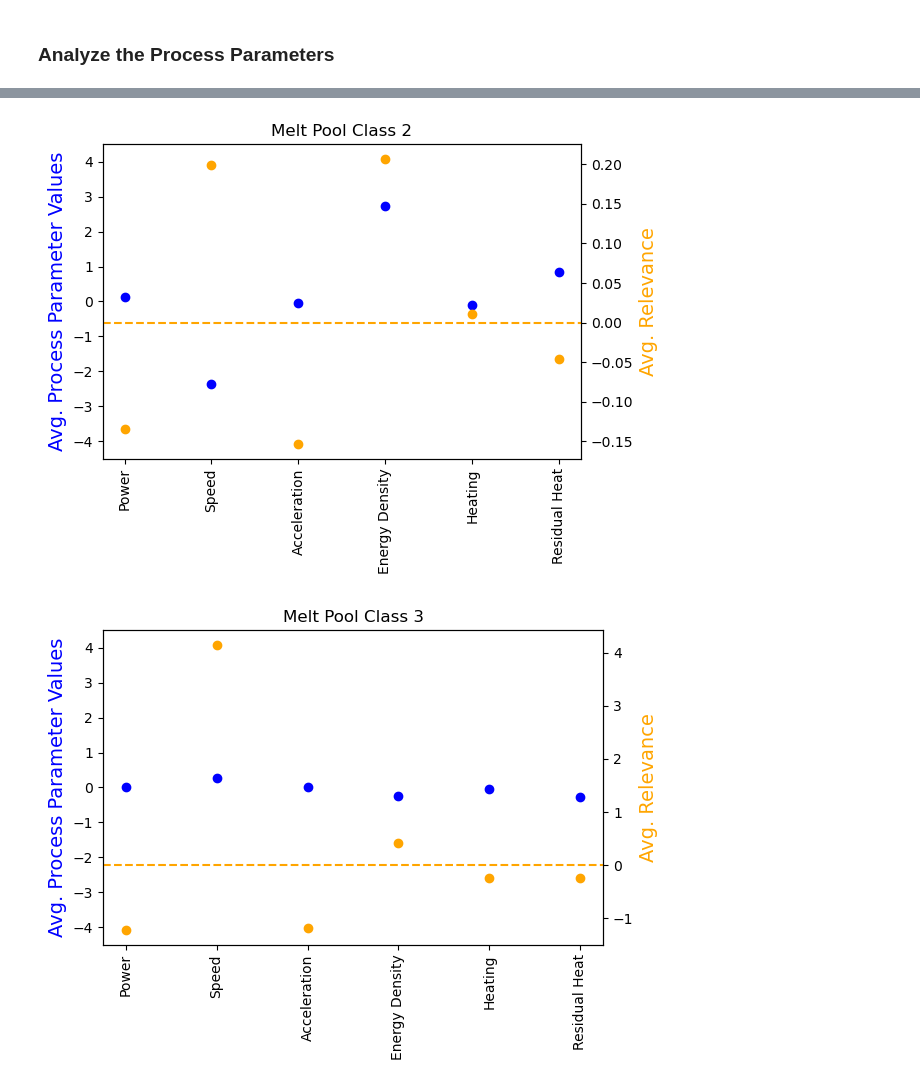
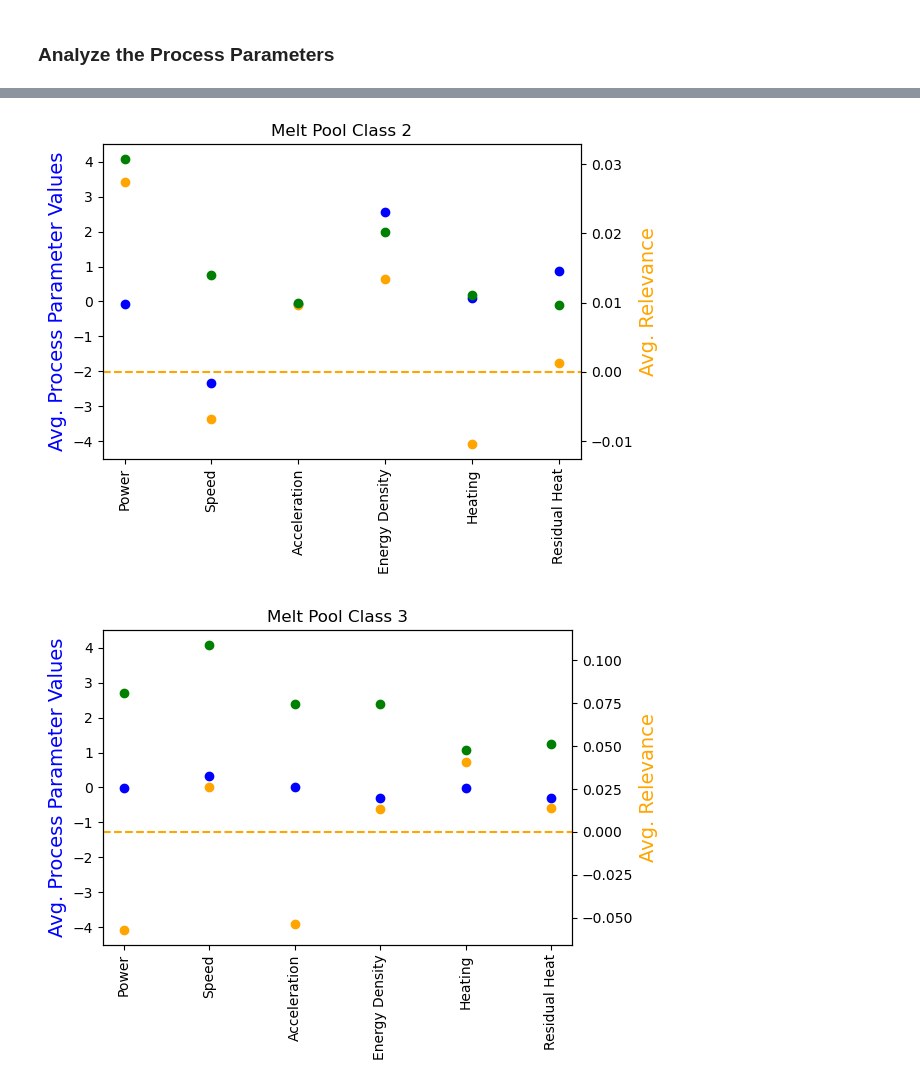
Before and after one commit to satomm1/LPBF_Cluster_And_XAI, a Jupyter notebook: src/LRP_RTC.ipynb, the cells around one changed output, grey strips where cells are left out. Drawn from its saved outputs; the diff is of its cells as text; code cells hidden in the pictures.

```diff
--- a/src/LRP_RTC.ipynb
+++ b/src/LRP_RTC.ipynb
@@ -335,6 +346,7 @@ torch.cuda.empty_cache()
 
 # Load neural network
 ImgModel = resnet18()
+ImgModel.conv1 = nn.Conv2d(1, 64, kernel_size=(7, 7), stride=(2, 2), padding=(3, 3), bias=False)
 ImgModel.fc = nn.Linear(512, 512)
 ImgModel.to(device)
 model = MeltPoolNetwork(ImgModel, num_classes=NUM_MELT_POOL_CLASSES, num_param=NUM_PROCESS_PARAM).to(device)
@@ -662,6 +672,7 @@ pp_array = np.zeros((NUM_MELT_POOL_CLASSES, NUM_PROCESS_PARAM))
 ed_list = [list() for i in range(NUM_MELT_POOL_CLASSES)]
 pp_counts = np.zeros(NUM_MELT_POOL_CLASSES)
 importance_array = np.zeros((NUM_MELT_POOL_CLASSES,NUM_PROCESS_PARAM))
+importance_array_abs = np.zeros((NUM_MELT_POOL_CLASSES,NUM_PROCESS_PARAM))
 
 for sample in tqdm(dataloader_test):
 
@@ -691,13 +702,16 @@ for sample in tqdm(dataloader_test):
         pp_array[preds,:] += pp.numpy()
         pp_counts[preds] += 1
         importance_array[preds,:] += R_pp.cpu().numpy()
+        importance_array_abs[preds,:] += np.abs(R_pp.cpu().numpy())
         ed_list[preds].append(pp.numpy()[5])
 # %%
 # Calculate the average within each melt pool class
 pp_avg = np.zeros((NUM_MELT_POOL_CLASSES, NUM_PROCESS_PARAM))
 importance_avg = np.zeros((NUM_MELT_POOL_CLASSES, NUM_PROCESS_PARAM))
+importance_abs_avg = np.zeros((NUM_MELT_POOL_CLASSES, NUM_PROCESS_PARAM))
 for ii in range(NUM_MELT_POOL_CLASSES):
     pp_avg[ii,:] = pp_array[ii,:] / pp_counts[ii]
     importance_avg[ii, :] = importance_array[ii,:] / pp_counts[ii]
+    importance_abs_avg[ii, :] = importance_array_abs[ii,:] / pp_counts[ii]
 # %%
 # Save the results
@@ -706,7 +721,8 @@ np.save('LRP_results/importance_avg_test_V22_eps_' + str(EPS), importance_avg)
 # %%
 # Load the results
-pp_avg = np.load('LRP_results/pp_avg_test_V22_eps' + str(EPS) + '.npy')
-importance_avg = np.load('LRP_results/importance_avg_test_V22_eps_' + str(EPS) + '.npy')
+pp_avg = np.load('LRP_results/pp_avg_test_V24_eps_' + str(EPS) + '.npy')
+importance_avg = np.load('LRP_results/importance_avg_test_V24_eps_' + str(EPS) + '.npy')
+importance_abs_avg = np.load('LRP_results/importance_abs_avg_test_V24_eps_' + str(EPS) + '.npy')
 # %%
 # Plot the results
 for ii in range(NUM_MELT_POOL_CLASSES):
@@ -715,6 +731,7 @@ for ii in range(NUM_MELT_POOL_CLASSES):
     ax2 = ax.twinx()
 
     ax2.scatter(range(NUM_PROCESS_PARAM), importance_avg[ii,:], color="orange")
+    ax2.scatter(range(NUM_PROCESS_PARAM), importance_abs_avg[ii,:], color='green')
     ax2.axhline(0, linestyle='dashed', color="orange")
     ax.set_xticks(np.arange(NUM_PROCESS_PARAM))
     pp_labels = ('Power','Speed','Acceleration','Energy Density','Heating','Residual Heat')
@@ -724,7 +741,7 @@ for ii in range(NUM_MELT_POOL_CLASSES):
     ax2.set_ylabel("Avg. Relevance",color="orange",fontsize=14)
     plt.title('Melt Pool Class ' + str(ii+1))
     plt.tight_layout()
-    plt.savefig('Plots/LRP_plots/V22_eps_' + str(EPS) + '/PP_relevance_class'+str(ii+1)+'_LowRes', dpi=150)
+#     plt.savefig('Plots/LRP_plots/V22_eps_' + str(EPS) + '/PP_relevance_class'+str(ii+1)+'_LowRes', dpi=150)
 #     plt.savefig('Plots/LRP_plots/eps_' + str(EPS) + '/PP_relevance_class'+str(ii+1), dpi=800)
     plt.show()
 # %% [output]
@@ -732,2 +749,2 @@ for ii in range(NUM_MELT_POOL_CLASSES):
-[figure, old version]
+[figure, new version]
-[figure, old version]
+[figure, new version]
```
Also changed, not shown: parts of 9 cells of this notebook, 19 other files.
